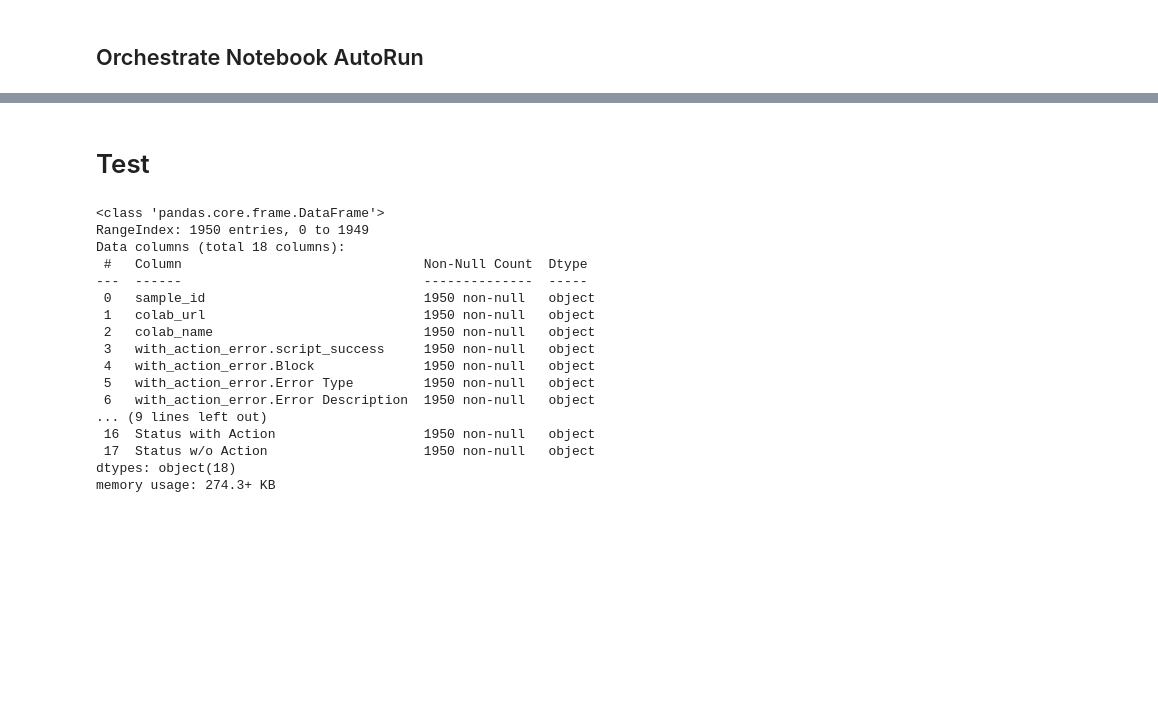
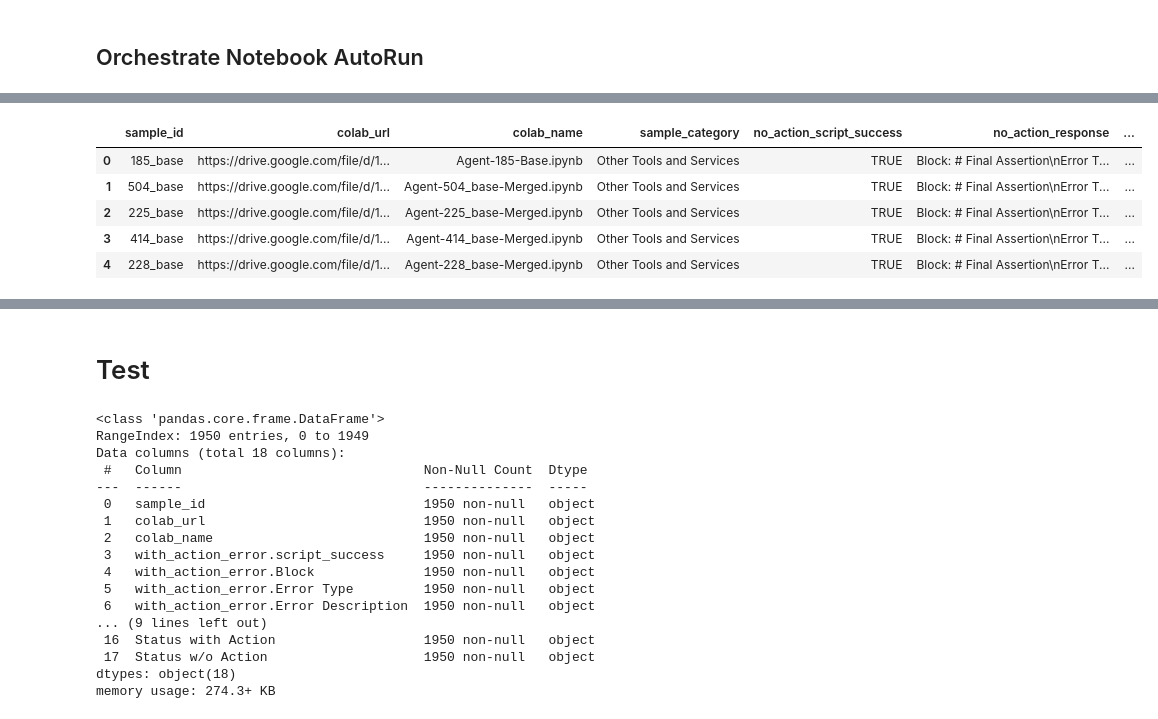
Before and after one commit to nabeel-turing/e2e_sanity_checks, a Jupyter notebook: docker_orchestrator.ipynb, the cells around one changed output, grey strips where cells are left out. Saved outputs shown, nothing was run; the diff lists cells and outputs as text; code cells hidden in the pictures; blank space fills up the shorter version.

Commit message:
updated output format

```diff
--- a/docker_orchestrator.ipynb
+++ b/docker_orchestrator.ipynb
@@ -924,0 +1070,5 @@ Uploading 1950 rows to tab 'sanity_checks_all_'.
+# %%
+formatted_data = colabs_df.copy()
+# %%
+combined_df = pd.concat([colabs_df, formatted_data], ignore_index=True)
+df_to_upload = combined_df.drop_duplicates(subset=['sample_id', 'colab_url'], keep='first', ignore_index=True)
@@ -924,0 +1094,2 @@ Uploading 1950 rows to tab 'sanity_checks_all_'.
+# %%
+df_to_upload['colab_id'] = df_to_upload['colab_url'].apply(GoogleService.extract_file_id)
@@ -924,0 +1106,3 @@ Uploading 1950 rows to tab 'sanity_checks_all_'.
+# %%
+df_to_upload['with_action_response'] = df_to_upload['with_action_response'].apply(lambda text: text[:49999])
+df_to_upload['no_action_response'] = df_to_upload['no_action_response'].apply(lambda text: text[:49999])
@@ -924,0 +1120,9 @@ Uploading 1950 rows to tab 'sanity_checks_all_'.
+# %%
+df_to_upload.to_csv('sanity_check_all_1308.csv', index=False)
+# %% [output]
+|  | sample_id | colab_url | colab_name | sample_category | no_action_script_success | no_action_response | ... |
+| 0 | 185_base | https://drive.google.com/file/d/1... | Agent-185-Base.ipynb | Other Tools and Services | TRUE | Block: # Final Assertion\nError T... | ... |
+| 1 | 504_base | https://drive.google.com/file/d/1... | Agent-504_base-Merged.ipynb | Other Tools and Services | TRUE | Block: # Final Assertion\nError T... | ... |
+| 2 | 225_base | https://drive.google.com/file/d/1... | Agent-225_base-Merged.ipynb | Other Tools and Services | TRUE | Block: # Final Assertion\nError T... | ... |
+| 3 | 414_base | https://drive.google.com/file/d/1... | Agent-414_base-Merged.ipynb | Other Tools and Services | TRUE | Block: # Final Assertion\nError T... | ... |
+| 4 | 228_base | https://drive.google.com/file/d/1... | Agent-228_base-Merged.ipynb | Other Tools and Services | TRUE | Block: # Final Assertion\nError T... | ... |
```
Also changed, not shown: parts of 60 cells of this notebook, 4 other files.
